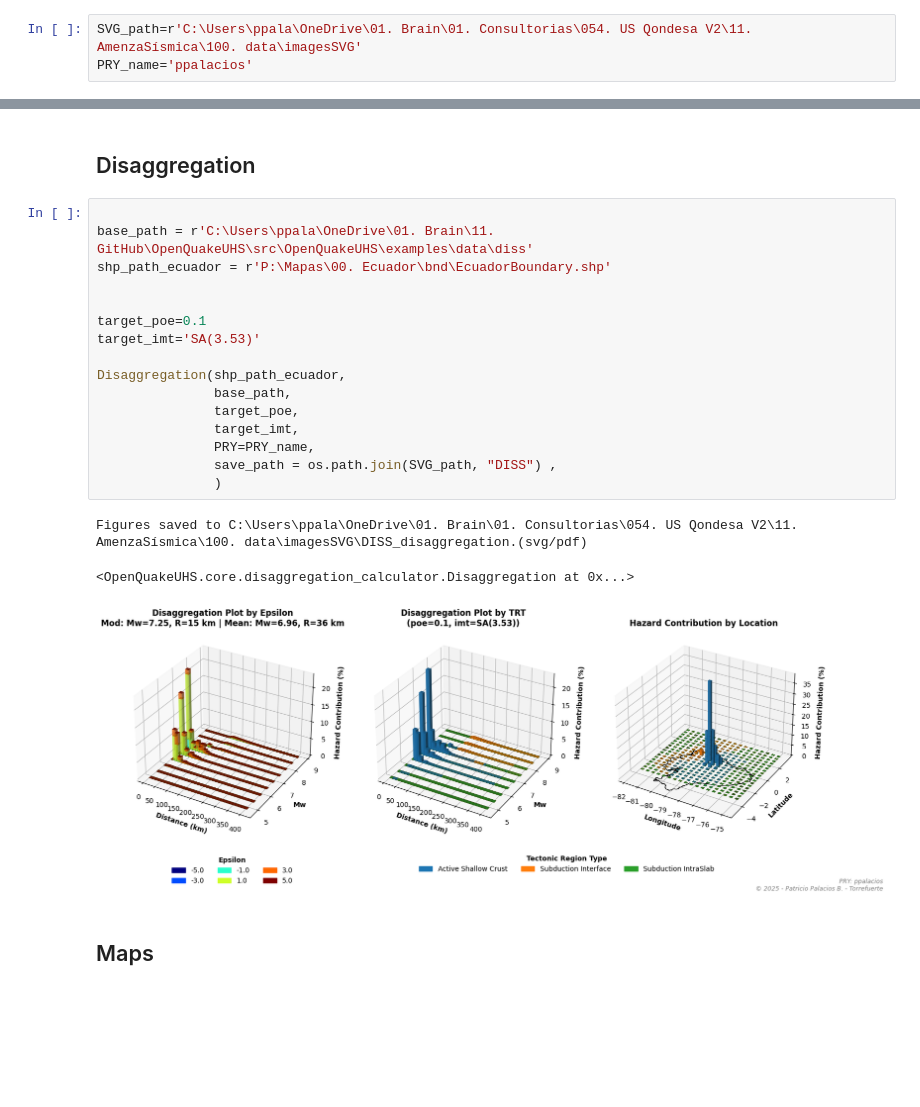
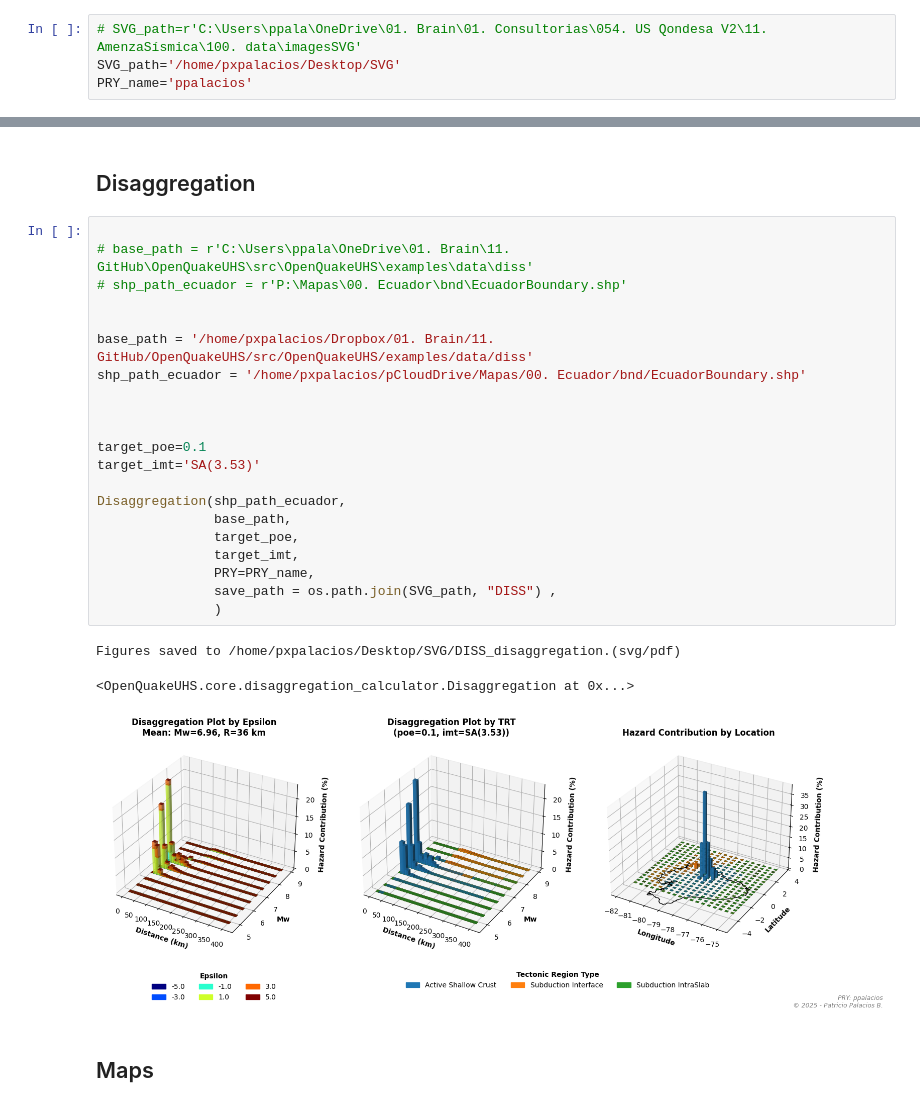
Before and after one commit to ppalacios92/OpenQuakeUHS, a Jupyter notebook: src/OpenQuakeUHS/examples/Main_Openqake_Hazard.ipynb, the cells around one changed output, grey strips where cells are left out. Cells and saved outputs as stored; diff of their text form; blank space fills up the shorter version.

```diff
--- a/src/OpenQuakeUHS/examples/Main_Openqake_Hazard.ipynb
+++ b/src/OpenQuakeUHS/examples/Main_Openqake_Hazard.ipynb
@@ -20,7 +19,8 @@ poe_values=0.2
 poe=0.02
 # 0.687 , 0.50 , 0.2 , 0.1 , 0.02
 # %%
-SVG_path=r'C:\Users\ppala\OneDrive\01. Brain\01. Consultorias\054. US Qondesa V2\11. AmenzaSísmica\100. data\imagesSVG'
+# SVG_path=r'C:\Users\ppala\OneDrive\01. Brain\01. Consultorias\054. US Qondesa V2\11. AmenzaSísmica\100. data\imagesSVG'
+SVG_path='/home/pxpalacios/Desktop/SVG'
 PRY_name='ppalacios'
 # %%
 # mean, rlz, quantile = classify_csv_files(r"data\uhs")
@@ -141,24 +143,29 @@ Figures saved to C:\Users\ppala\OneDrive\01. Brain\01. Consultorias\054. US Qond
 ## Disaggregation
 # %%
 
-base_path = r'C:\Users\ppala\OneDrive\01. Brain\11. GitHub\OpenQuakeUHS\src\OpenQuakeUHS\examples\data\diss'
-shp_path_ecuador = r'P:\Mapas\00. Ecuador\bnd\EcuadorBoundary.shp'
+# base_path = r'C:\Users\ppala\OneDrive\01. Brain\11. GitHub\OpenQuakeUHS\src\OpenQuakeUHS\examples\data\diss'
+# shp_path_ecuador = r'P:\Mapas\00. Ecuador\bnd\EcuadorBoundary.shp'
+
+
+base_path = '/home/pxpalacios/Dropbox/01. Brain/11. GitHub/OpenQuakeUHS/src/OpenQuakeUHS/examples/data/diss'
+shp_path_ecuador = '/home/pxpalacios/pCloudDrive/Mapas/00. Ecuador/bnd/EcuadorBoundary.shp'
+
 
 
 target_poe=0.1
 target_imt='SA(3.53)'
 
 Disaggregation(shp_path_ecuador,
                base_path,
                target_poe,
                target_imt,
                PRY=PRY_name,
                save_path = os.path.join(SVG_path, "DISS") ,
                )
 # %% [output]
-Figures saved to C:\Users\ppala\OneDrive\01. Brain\01. Consultorias\054. US Qondesa V2\11. AmenzaSísmica\100. data\imagesSVG\DISS_disaggregation.(svg/pdf)
+Figures saved to /home/pxpalacios/Desktop/SVG/DISS_disaggregation.(svg/pdf)
 <OpenQuakeUHS.core.disaggregation_calculator.Disaggregation at 0x...>
-[figure, old version]
+[figure, new version]
 # %% [markdown]
 ## Maps
 # %%
```
Also changed, not shown: parts of 5 cells of this notebook, 3 other files.
